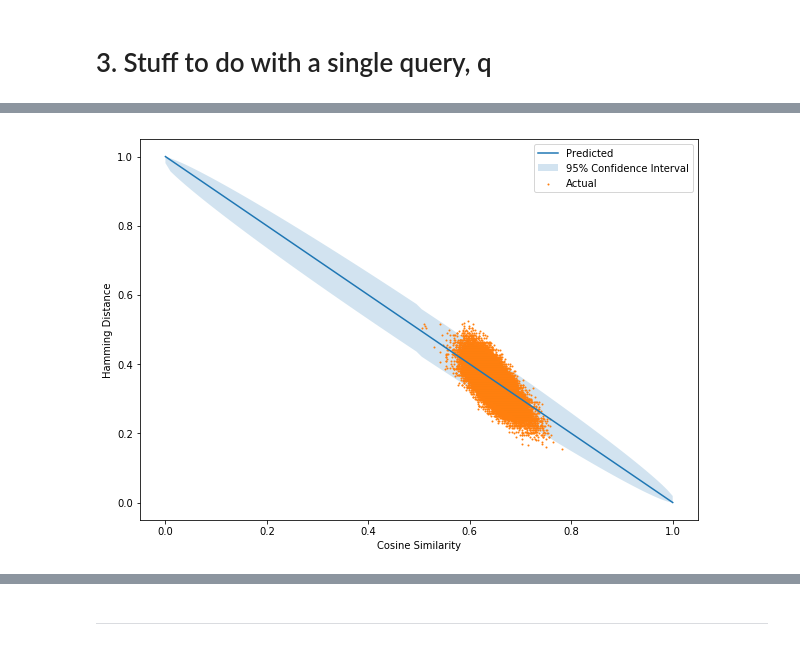
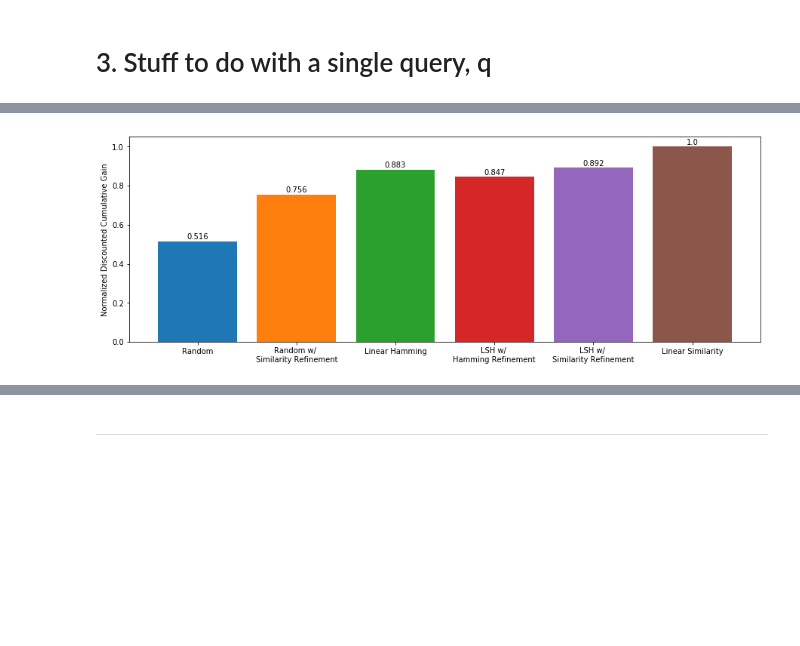
Before and after one commit to davidtag/cs166-project, a Jupyter notebook: Experiment_grid_search.ipynb, the cells around one changed output, grey strips where cells are left out. Drawn from its saved outputs; the diff is of its cells as text; code cells hidden in the pictures; blank space fills up the shorter version.

Commit message:
Add query class

```diff
--- a/Experiment_grid_search.ipynb
+++ b/Experiment_grid_search.ipynb
@@ -42,8 +35,8 @@ queries.plt_img(q_index)
 # %%
 b = 200 #hash bits
 M = 30  #number of permutations
-model = LSH(X=X,b=b,M=M)
 
-H_data = model.H_data
+query_obj = query(data=data, queries_dataset=queries, hash_bits=b,
+                  permutations=M)
 # %% [markdown]
 # 3. Stuff to do with a single query, q
@@ -110,19 +42,0 @@ plt.show()
-# %%
-fig,ax = plt.subplots(1,1,figsize=(10,7))
-
-#Predicted relashionship with confidence interval
-plt.plot([0,1],[1,0],label="Predicted")
-xs = np.linspace(0,1,100)
-ci = binom_conf(b,xs,True)
-plt.fill_between(xs,ci[0],ci[1],alpha=0.2,label="95% Confidence Interval")
-del xs,ci
-
-#Actual observed relationship
-plt.scatter(sims,hdist,s=1,label="Actual")
-
-plt.xlabel("Cosine Similarity")
-plt.ylabel("Hamming Distance")
-plt.legend()
-plt.show()
-# %% [output]
-[figure, removed]
@@ -128,0 +50,4 @@ plt.show()
+# %%
+query_obj.ndgc_plot()
+# %% [output]
+[figure, added]
```
Also changed, not shown: parts of 18 cells of this notebook, 3 other files.
